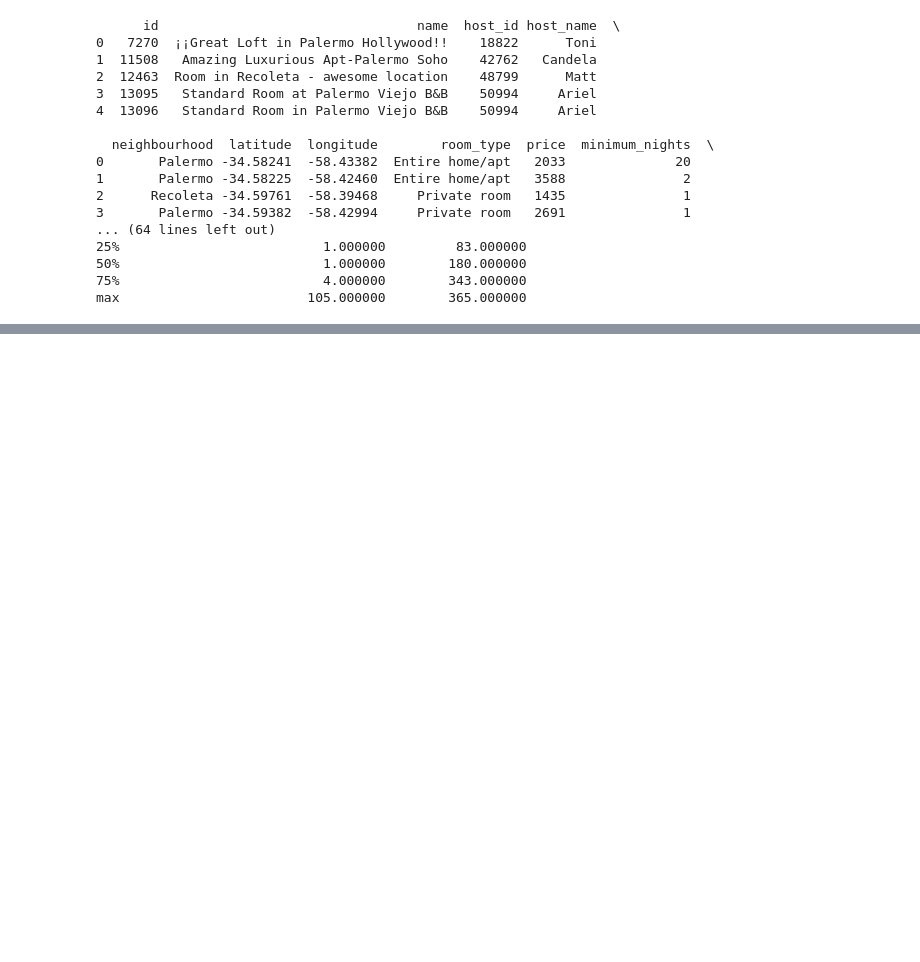
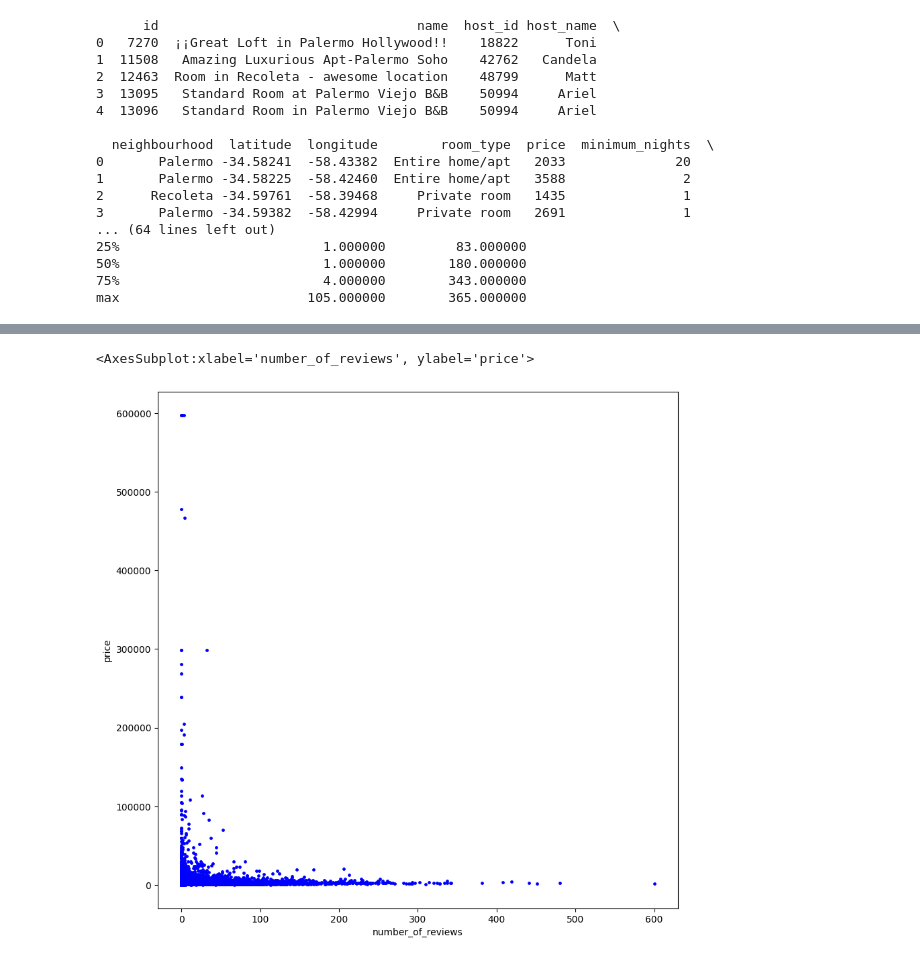
Before and after one commit to andres925922/DataScience-Coder, a Jupyter notebook: Notebook/Coder_Notebook.ipynb, the cells around one changed output, grey strips where cells are left out. Cells and saved outputs as stored; diff of their text form; code cells hidden in the pictures; blank space fills up the shorter version.

```diff
--- a/Notebook/Coder_Notebook.ipynb
+++ b/Notebook/Coder_Notebook.ipynb
@@ -87,0 +184,13 @@ max               659837.000000   2016.000000
+# %%
+# Gráfico de puntos con los precios de los alojamientos vs la cantidad de reviews.
+
+BA_SA_AIRBNB_DS.plot.scatter(
+y="price",
+x="number_of_reviews",
+c="blue",
+s=6,
+figsize = (10, 10),
+)
+# %% [output]
+<AxesSubplot:xlabel='number_of_reviews', ylabel='price'>
+[figure, added]
```
Also changed, not shown: parts of 16 cells of this notebook, 2 other files.
